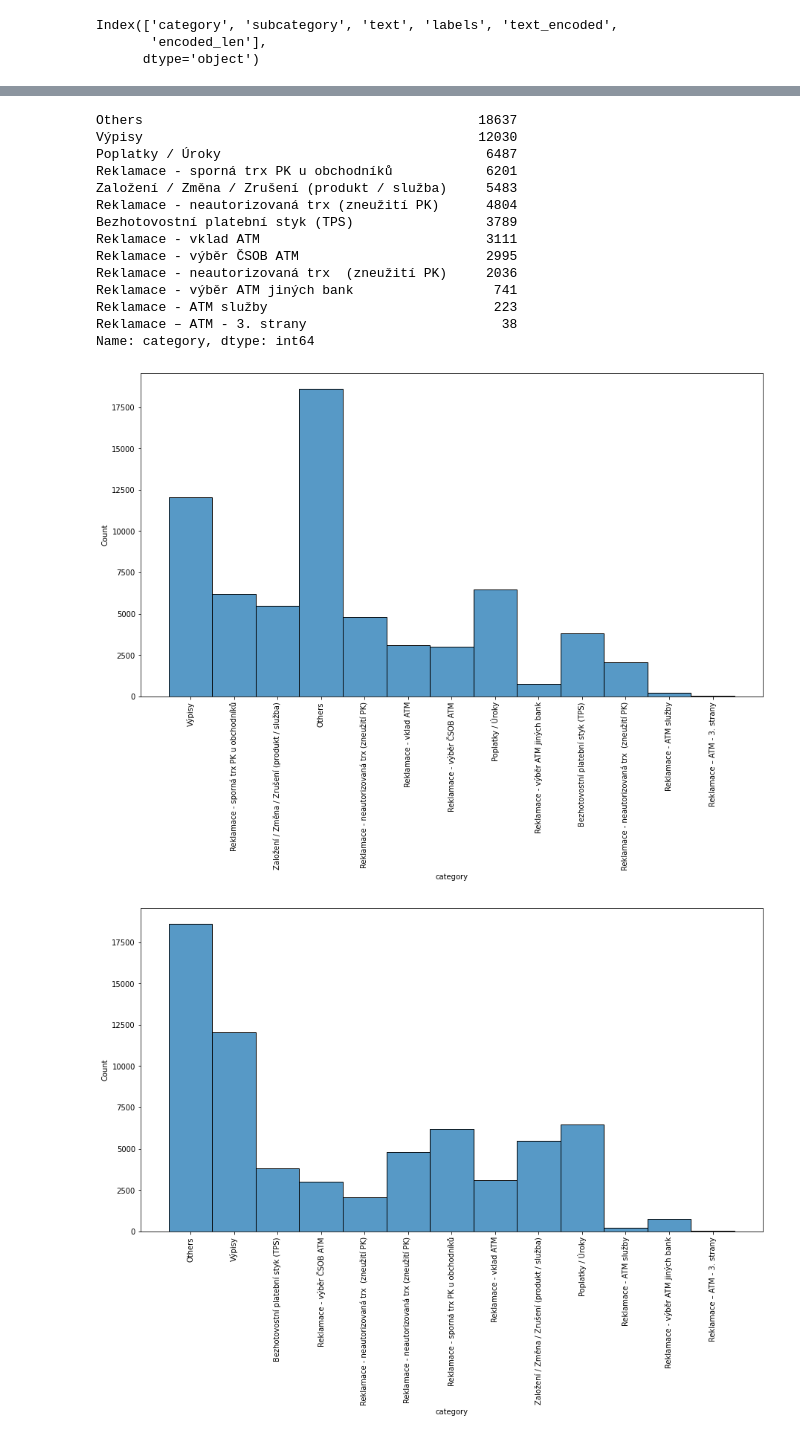
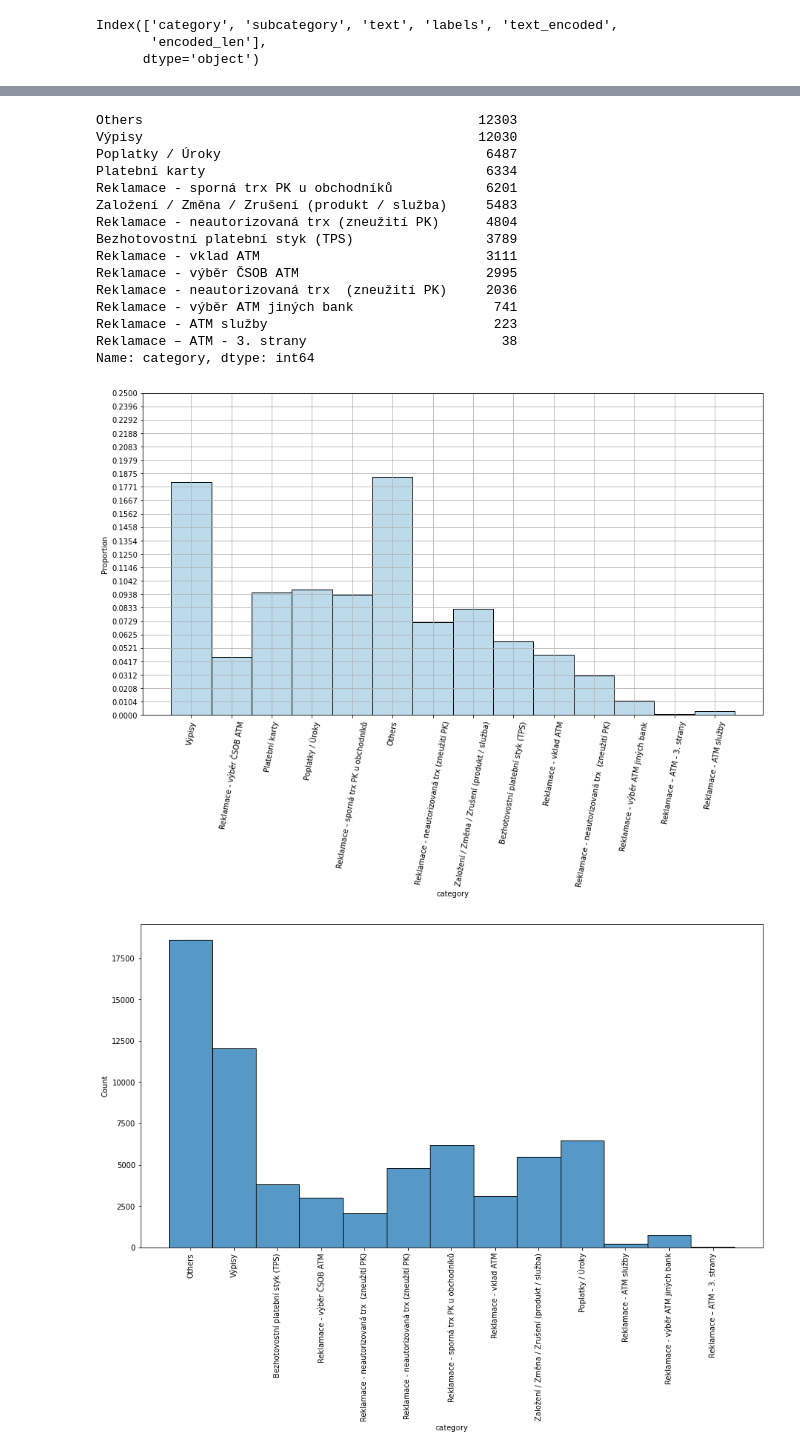
Before and after one commit to DevKretov/ntu_nlp_al, a Jupyter notebook: Dataset EDA.ipynb, the cells around one changed output, grey strips where cells are left out. Saved outputs shown, nothing was run; the diff lists cells and outputs as text; code cells hidden in the pictures.

```diff
--- a/Dataset EDA.ipynb
+++ b/Dataset EDA.ipynb
@@ -90,6 +70,8 @@ plt.xticks(rotation = 90);
 selected_categories = [
     'Sporné transakce PK, ATM',
     'Výpisy',
+    'Others',
+    'Platební karty',
     'Poplatky / Úroky',
     'Založení / Změna / Zrušení (produkt / služba)',
     'Bezhotovostní platební styk (TPS)',
@@ -144,9 +126,10 @@ See the caveats in the documentation: https://pandas.pydata.org/pandas-docs/stab
 # %%
 sample_df[label_column].value_counts()
 # %% [output]
-Others                                           18637
+Others                                           12303
 Výpisy                                           12030
 Poplatky / Úroky                                  6487
+Platební karty                                    6334
 Reklamace - sporná trx PK u obchodníků            6201
 Založení / Změna / Zrušení (produkt / služba)     5483
 Reklamace - neautorizovaná trx (zneužití PK)      4804
@@ -160,10 +143,12 @@ Reklamace – ATM - 3. strany                         38
 Name: category, dtype: int64
 # %%
 plt.figure(figsize = (15,8))
-ax = sns.histplot(sample_df[label_column]);#.value_counts().plot(kind='bar');
-plt.xticks(rotation = 90);
+ax = sns.histplot(sample_df[label_column], stat='proportion');#.value_counts().plot(kind='bar');
+plt.xticks(rotation = 80);
+plt.grid();
+plt.yticks(np.linspace(0, 0.25, 25));
 # %% [output]
-[figure, old version]
+[figure, new version]
 # %%
 df = sample_df
 # %%
```
Also changed, not shown: parts of 17 cells of this notebook, 1 other file.
